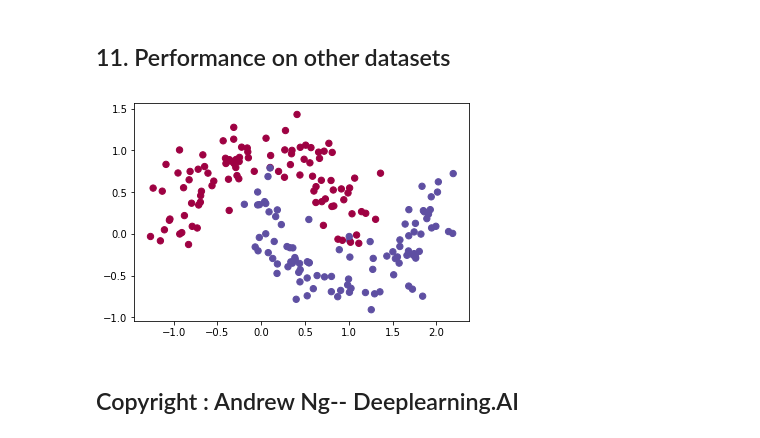
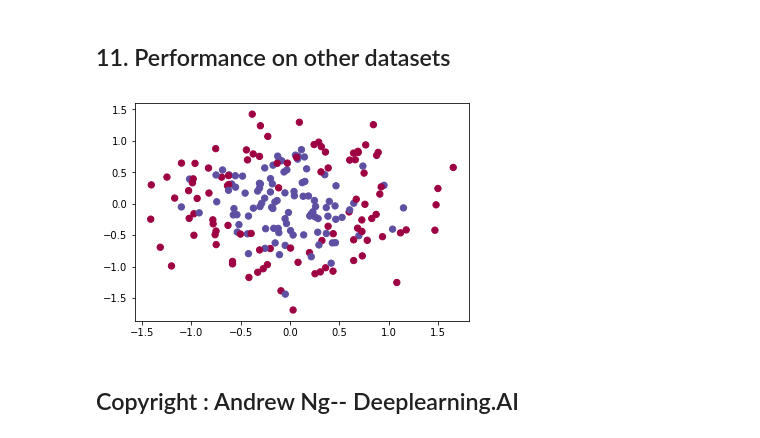
Before and after one commit to rui-ren/ANN-traffic-sign-classifier, a Jupyter notebook: Planar data classification with a hidden layer.ipynb, the cells around one changed output. Drawn from its saved outputs; the diff is of its cells as text; code cells hidden in the pictures.

```diff
--- a/Planar data classification with a hidden layer.ipynb
+++ b/Planar data classification with a hidden layer.ipynb
@@ -538,26 +538,26 @@ Accuracy for 20 hidden units: 90.0 %
 # %%
 # Datasets
 noisy_circles, noisy_moons, blobs, gaussian_quantiles, no_structure = load_extra_datasets()
 
 datasets = {"noisy_circles": noisy_circles,
             "noisy_moons": noisy_moons,
             "blobs": blobs,
             "gaussian_quantiles": gaussian_quantiles}
 
 ### START CODE HERE ### (choose your dataset)
-dataset = "noisy_moons"
+dataset = "noisy_circles"
 ### END CODE HERE ###
 
 X, Y = datasets[dataset]
 X, Y = X.T, Y.reshape(1, Y.shape[0])
 
 # make blobs binary
 if dataset == "blobs":
     Y = Y%2
 
 # Visualize the data
 plt.scatter(X[0, :], X[1, :], c=Y.ravel(), s=40, cmap=plt.cm.Spectral);
 # %% [output]
-[figure, old version]
+[figure, new version]
 # %% [markdown]
 ## Copyright : Andrew Ng-- Deeplearning.AI
```
Also changed, not shown: parts of 7 cells of this notebook, 2 other files.
